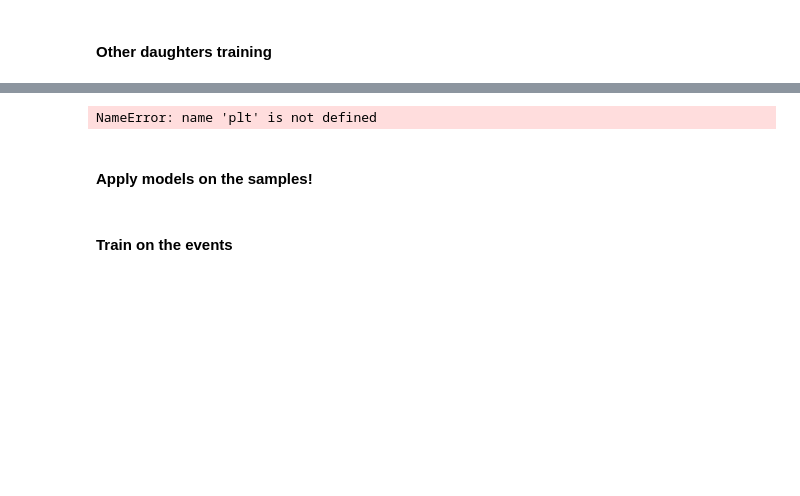
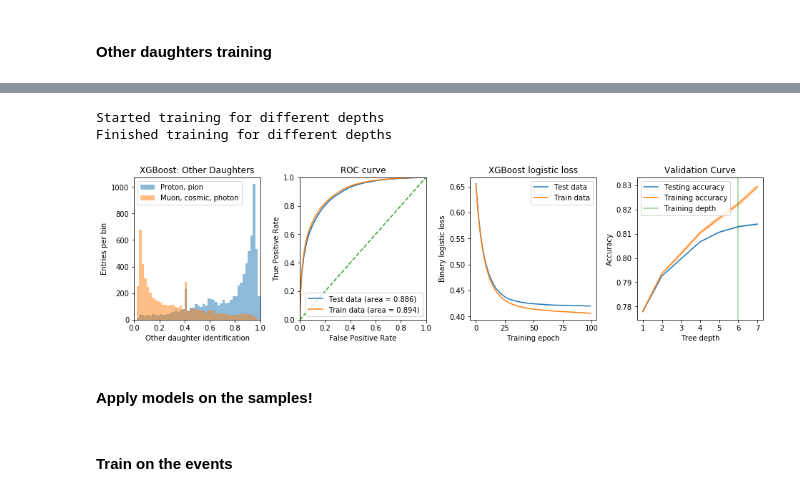
Before and after one commit to Wouter-VDP/nuecc_python, a Jupyter notebook: NueSelection.ipynb, the cells around one changed output, grey strips where cells are left out. Saved outputs shown, nothing was run; the diff lists cells and outputs as text; code cells hidden in the pictures; blank space fills up the shorter version.

```diff
--- a/NueSelection.ipynb
+++ b/NueSelection.ipynb
@@ -435,13 +419,15 @@ Train accuracy: 81.23%
 # %%
 labels = {"signal": "Proton, pion",
           "background": "Muon, cosmic, photon",
           "xlabel": "Other daughter identification",
           "title": "XGBoost: Other Daughters",
           "train_label": "train_label",
           "file_name": output_dir + "training/d_bdt_test.pdf"}
-nue_helper.helper.analyse_training(model_d, X_test, X_train, y_test, y_train, train_ana, labels)
+nue_helper.helper.analyse_training(model_d, X_test, X_train, y_test, y_train, train_ana, labels, depth)
 # %% [output]
-NameError: name 'plt' is not defined
+Started training for different depths
+Finished training for different depths
+[figure, added]
 # %% [markdown]
 #### Apply models on the samples!
 # %%
```
Also changed, not shown: parts of 16 cells of this notebook, 7 other files.
